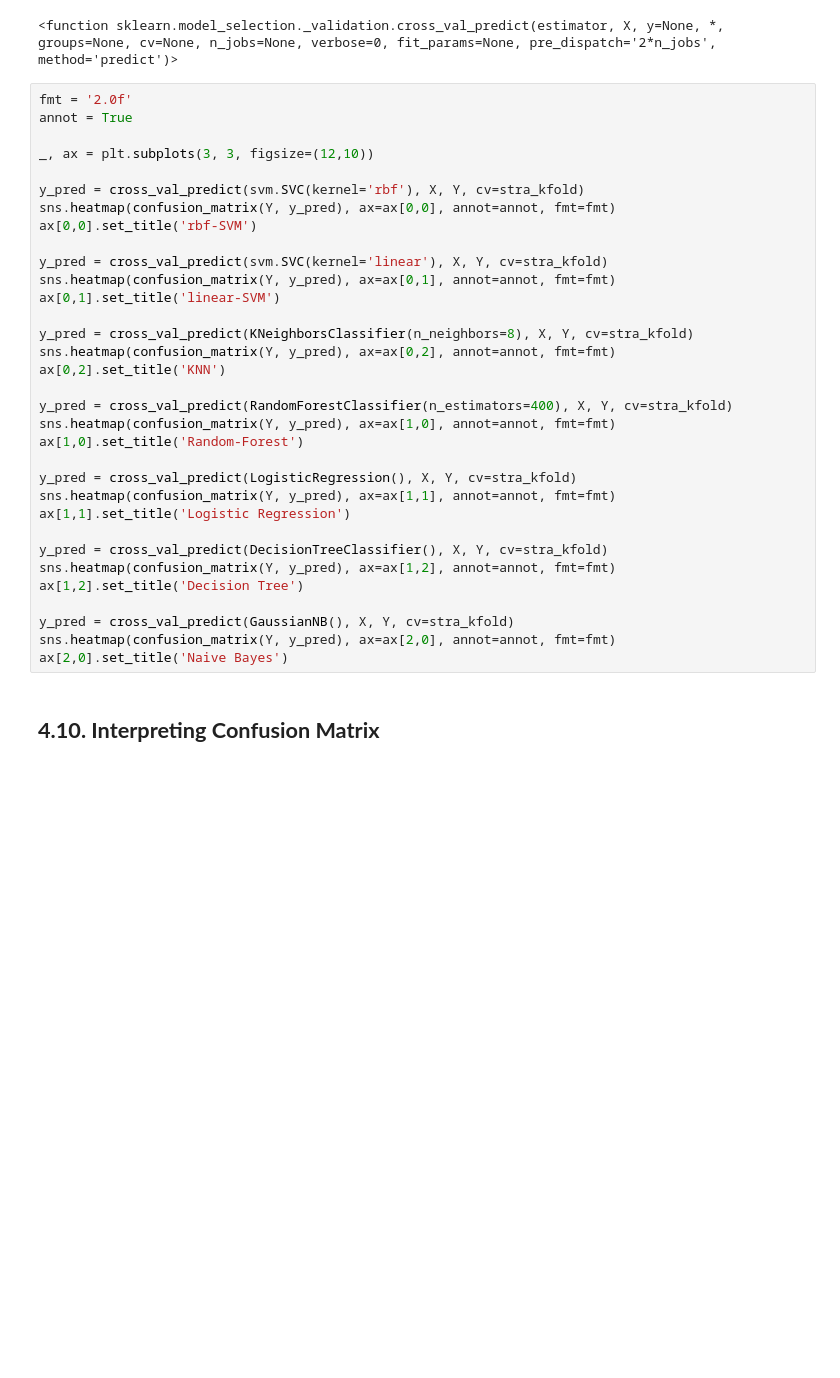
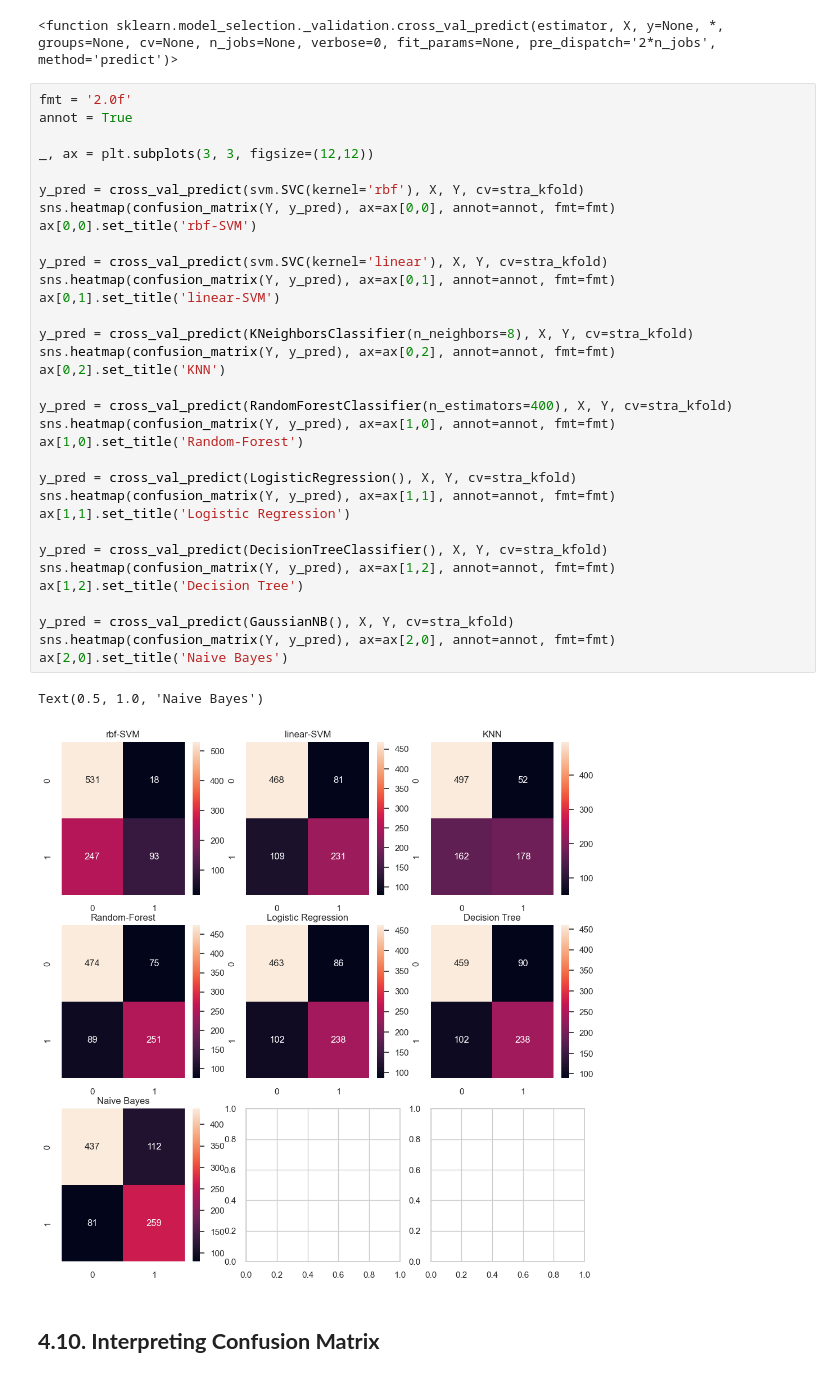
Before and after one commit to wonyeongdeok/kaggle_transcription, a Jupyter notebook: titanic.ipynb, the cells around one changed output. Saved outputs shown, nothing was run; the diff lists cells and outputs as text; blank space fills up the shorter version.

```diff
--- a/titanic.ipynb
+++ b/titanic.ipynb
@@ -818,34 +817,37 @@ cross_val_predict
 fmt = '2.0f'
 annot = True
 
-_, ax = plt.subplots(3, 3, figsize=(12,10))
+_, ax = plt.subplots(3, 3, figsize=(12,12))
 
 y_pred = cross_val_predict(svm.SVC(kernel='rbf'), X, Y, cv=stra_kfold)
 sns.heatmap(confusion_matrix(Y, y_pred), ax=ax[0,0], annot=annot, fmt=fmt)
 ax[0,0].set_title('rbf-SVM')
 
 y_pred = cross_val_predict(svm.SVC(kernel='linear'), X, Y, cv=stra_kfold)
 sns.heatmap(confusion_matrix(Y, y_pred), ax=ax[0,1], annot=annot, fmt=fmt)
 ax[0,1].set_title('linear-SVM')
 
 y_pred = cross_val_predict(KNeighborsClassifier(n_neighbors=8), X, Y, cv=stra_kfold)
 sns.heatmap(confusion_matrix(Y, y_pred), ax=ax[0,2], annot=annot, fmt=fmt)
 ax[0,2].set_title('KNN')
 
 y_pred = cross_val_predict(RandomForestClassifier(n_estimators=400), X, Y, cv=stra_kfold)
 sns.heatmap(confusion_matrix(Y, y_pred), ax=ax[1,0], annot=annot, fmt=fmt)
 ax[1,0].set_title('Random-Forest')
 
 y_pred = cross_val_predict(LogisticRegression(), X, Y, cv=stra_kfold)
 sns.heatmap(confusion_matrix(Y, y_pred), ax=ax[1,1], annot=annot, fmt=fmt)
 ax[1,1].set_title('Logistic Regression')
 
 y_pred = cross_val_predict(DecisionTreeClassifier(), X, Y, cv=stra_kfold)
 sns.heatmap(confusion_matrix(Y, y_pred), ax=ax[1,2], annot=annot, fmt=fmt)
 ax[1,2].set_title('Decision Tree')
 
 y_pred = cross_val_predict(GaussianNB(), X, Y, cv=stra_kfold)
 sns.heatmap(confusion_matrix(Y, y_pred), ax=ax[2,0], annot=annot, fmt=fmt)
 ax[2,0].set_title('Naive Bayes')
+# %% [output]
+Text(0.5, 1.0, 'Naive Bayes')
+[figure, added]
 # %% [markdown]
 ## **4.10. Interpreting Confusion Matrix**
```
Also changed, not shown: parts of 24 cells of this notebook.
